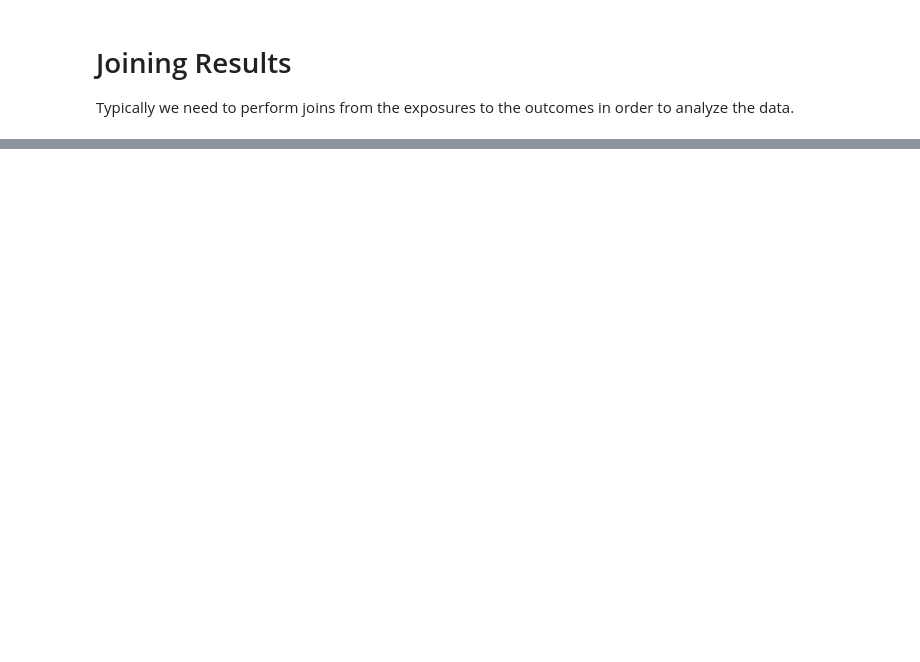
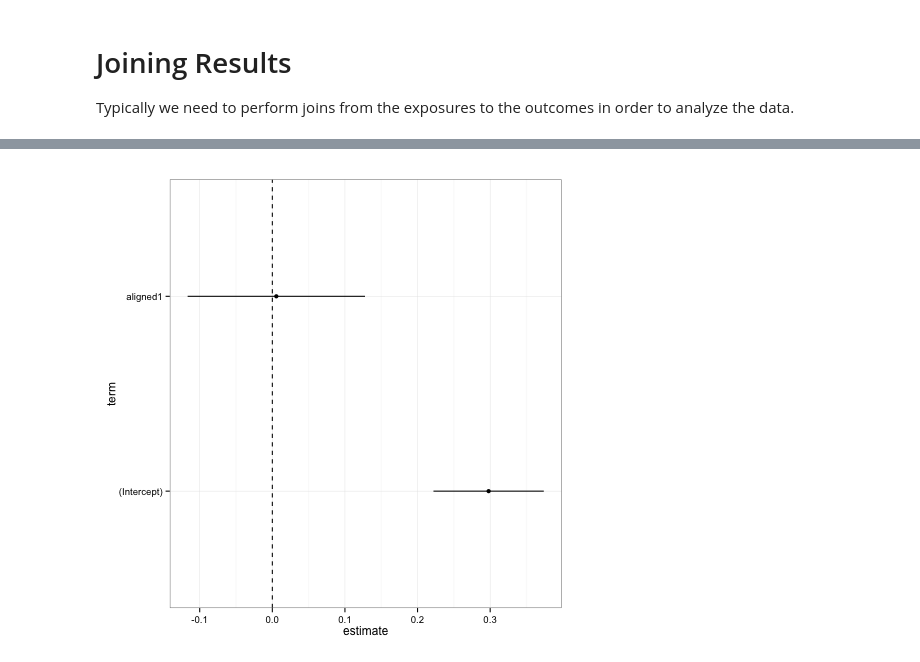
Before and after one commit to eytan/www-15-tutorial, a Jupyter notebook: 4-analyzing-experiments.ipynb, the cells around one changed output, grey strips where cells are left out. Saved outputs shown, nothing was run; the diff lists cells and outputs as text; code cells hidden in the pictures; blank space fills up the shorter version.

```diff
--- a/4-analyzing-experiments.ipynb
+++ b/4-analyzing-experiments.ipynb
@@ -149,0 +219,13 @@ not aligned     aligned
+# %%
+%%R
+lm(summary ~ aligned, data = Results) %>%
+  tidy %>%
+  ggplot(aes(x = term, y = estimate,
+             ymin = estimate - 1.96*std.error,
+             ymax = estimate + 1.96*std.error)) +
+  geom_pointrange() +
+  geom_hline(yintercept = 0.0, linetype = 'dashed') +
+  coord_flip() +
+  theme_bw()
+# %% [output]
+[figure, added]
```
Also changed, not shown: parts of 36 cells of this notebook, 6 other files.
